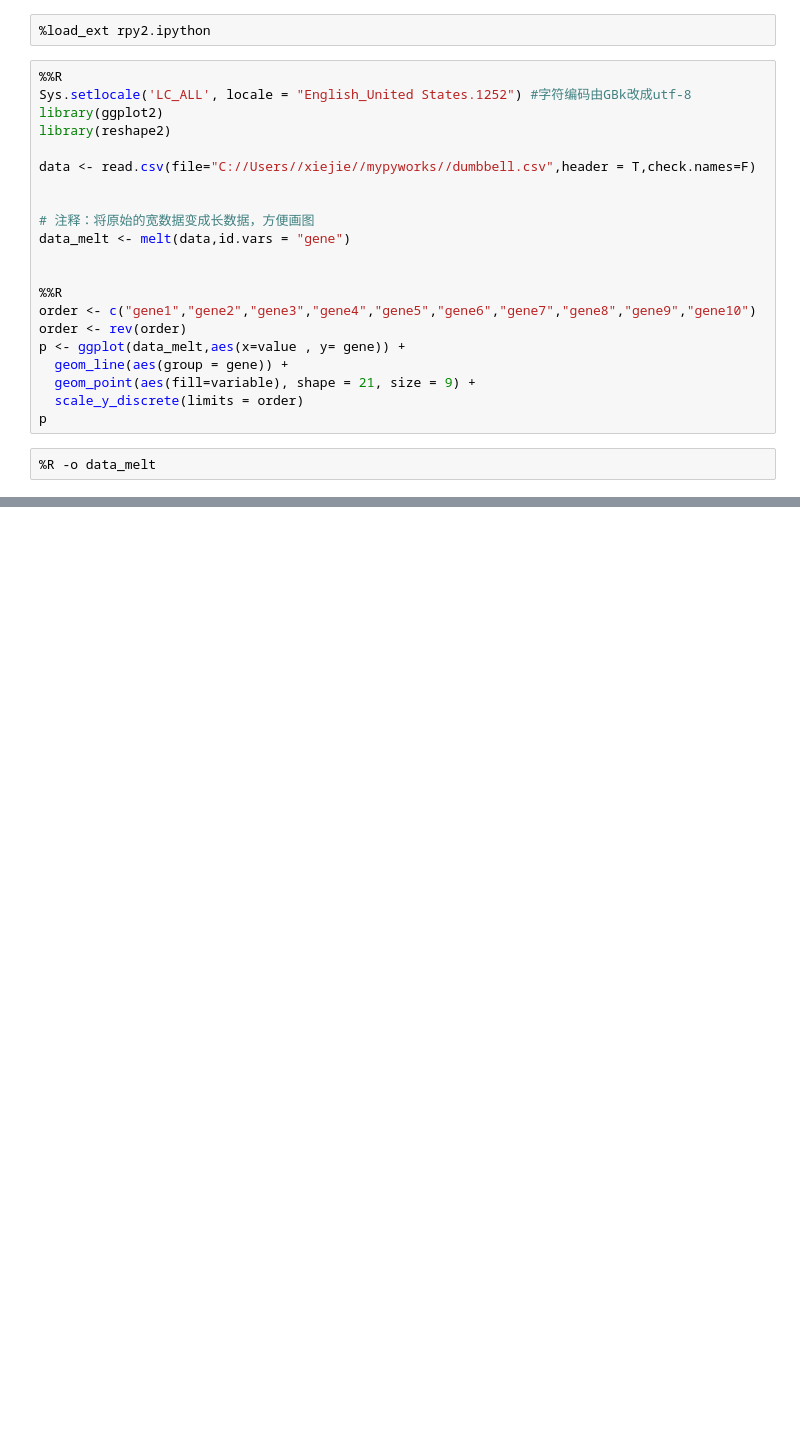
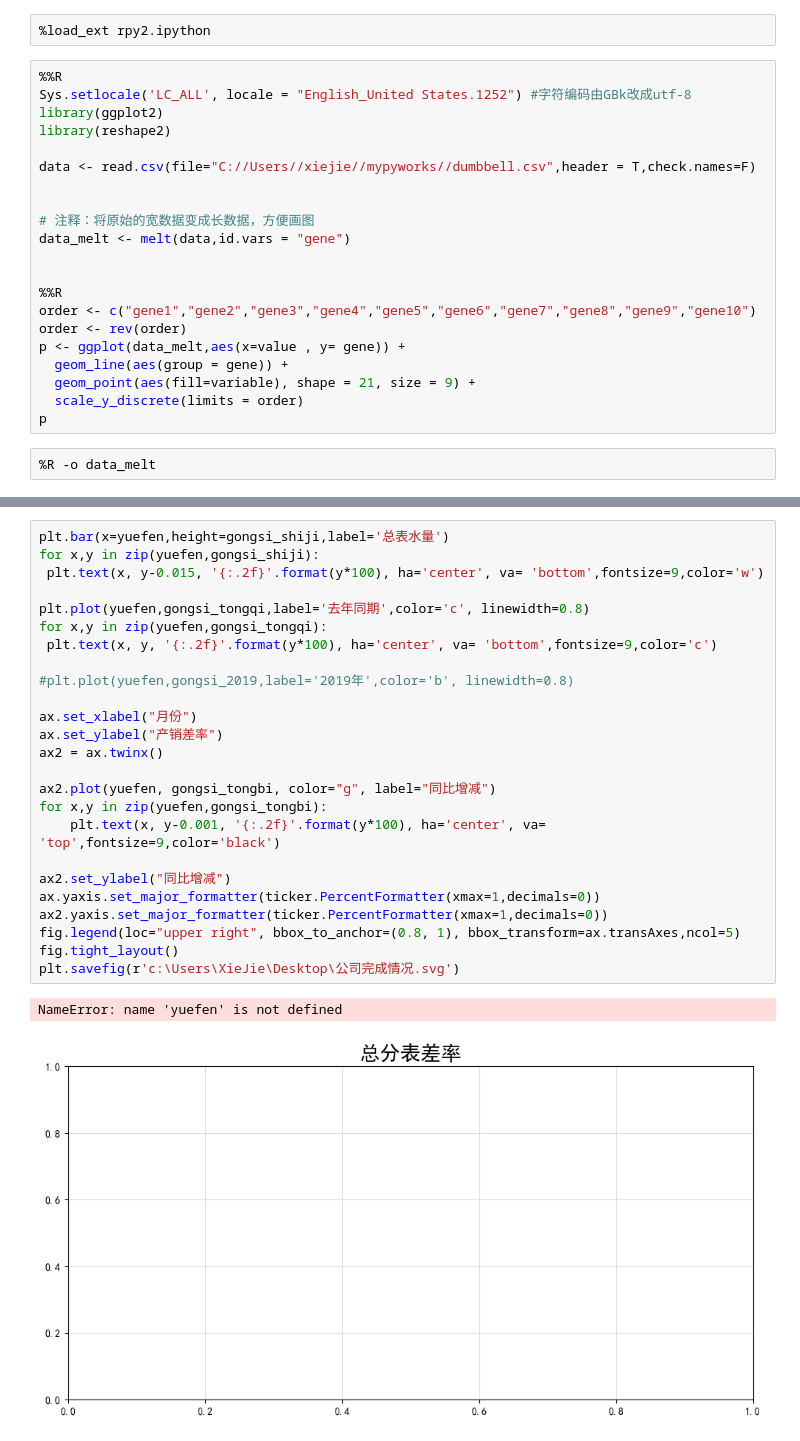
Before and after one commit to jayaston/mypyworks, a Jupyter notebook: jupyter文件/月度产销差漏损率分析报告图表.ipynb, the cells around one changed output, grey strips where cells are left out. Saved outputs shown, nothing was run; the diff lists cells and outputs as text; blank space fills up the shorter version.

```diff
--- a/jupyter文件/月度产销差漏损率分析报告图表.ipynb
+++ b/jupyter文件/月度产销差漏损率分析报告图表.ipynb
@@ -1170,0 +1423,28 @@ p
+# %%
+plt.bar(x=yuefen,height=gongsi_shiji,label='总表水量')
+for x,y in zip(yuefen,gongsi_shiji):
+ plt.text(x, y-0.015, '{:.2f}'.format(y*100), ha='center', va= 'bottom',fontsize=9,color='w')
+
+plt.plot(yuefen,gongsi_tongqi,label='去年同期',color='c', linewidth=0.8)
+for x,y in zip(yuefen,gongsi_tongqi):
+ plt.text(x, y, '{:.2f}'.format(y*100), ha='center', va= 'bottom',fontsize=9,color='c')
+
+#plt.plot(yuefen,gongsi_2019,label='2019年',color='b', linewidth=0.8)
+
+ax.set_xlabel("月份")
+ax.set_ylabel("产销差率")
+ax2 = ax.twinx()
+
+ax2.plot(yuefen, gongsi_tongbi, color="g", label="同比增减")
+for x,y in zip(yuefen,gongsi_tongbi):
+    plt.text(x, y-0.001, '{:.2f}'.format(y*100), ha='center', va= 'top',fontsize=9,color='black')
+
+ax2.set_ylabel("同比增减")
+ax.yaxis.set_major_formatter(ticker.PercentFormatter(xmax=1,decimals=0))
+ax2.yaxis.set_major_formatter(ticker.PercentFormatter(xmax=1,decimals=0))
+fig.legend(loc="upper right", bbox_to_anchor=(0.8, 1), bbox_transform=ax.transAxes,ncol=5)
+fig.tight_layout()
+plt.savefig(r'c:\Users\XieJie\Desktop\公司完成情况.svg')
+# %% [output]
+NameError: name 'yuefen' is not defined
+[figure, added]
```
Also changed, not shown: parts of 10 cells of this notebook, 9 other files.
